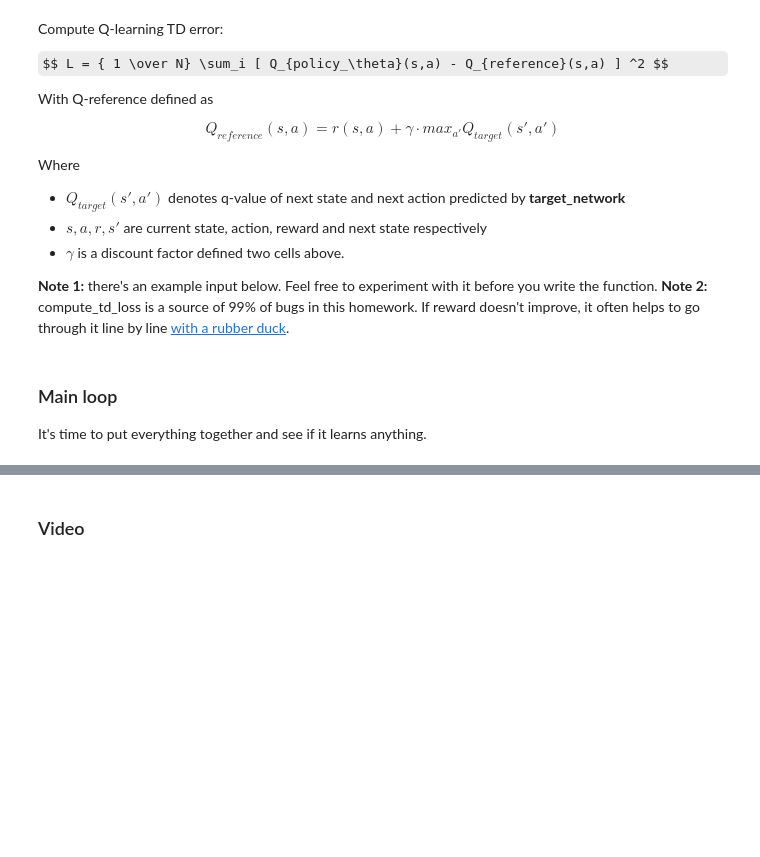
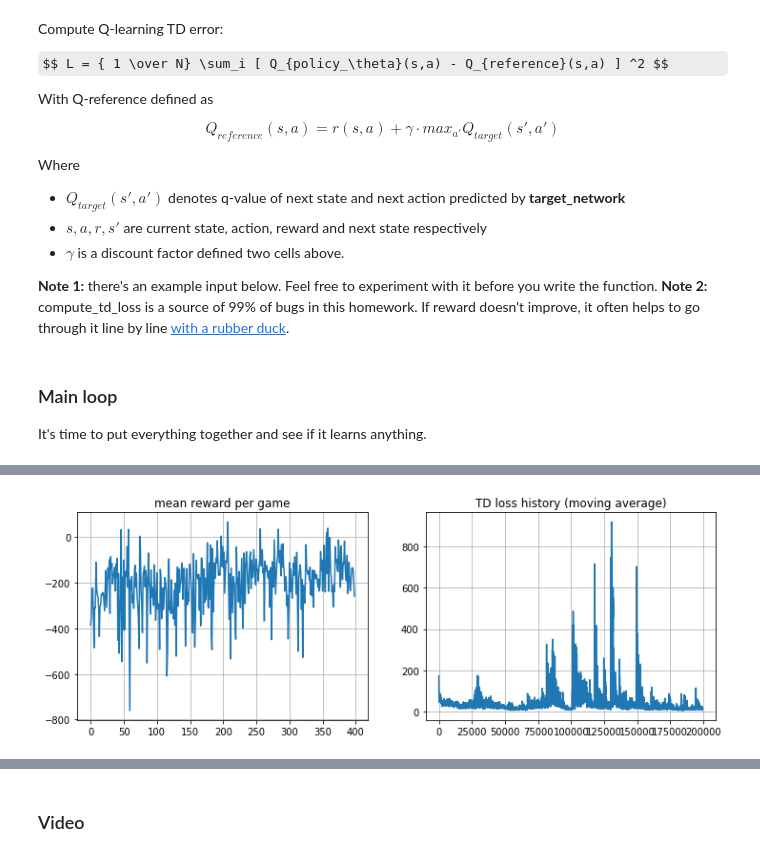
Before and after one commit to etendue/move37, a Jupyter notebook: dqn_box2d.ipynb, the cells around one changed output, grey strips where cells are left out. Drawn from its saved outputs; the diff is of its cells as text; code cells hidden in the pictures; some formulas as TeX source; blank space fills up the shorter version.

Commit message:
train dqn

```diff
--- a/dqn_box2d.ipynb
+++ b/dqn_box2d.ipynb
@@ -185,11 +146,6 @@ Where
 
 __Note 1:__ there's an example input below. Feel free to experiment with it before you write the function.
 __Note 2:__ compute_td_loss is a source of 99% of bugs in this homework. If reward doesn't improve, it often helps to go through it line by line [with a rubber duck](https://rubberduckdebugging.com/).
-# %%
-transitions = exp_replay.sample(100)
-# Transpose the batch (see http://stackoverflow.com/a/19343/3343043 for
-# detailed explanation).
-batch = Transition(*zip(*transitions))
 # %%
 def td_loss(target_net,policy_net,states,actions,rewards,next_states,is_dones,GAMMA = 0.99):
     s_ = torch.as_tensor(states)
@@ -231,6 +179,6 @@ import matplotlib.pyplot as plt
 
 mean_rw_history = []
 td_loss_history = []
+td_loss_m_history = []
+BATCH_SIZE=64
+TIME_STEPS=10**5*2
-# %%
-BATCH_SIZE=100
-TIME_STEPS=5*10**5
@@ -238,6 +189,4 @@ TIME_STEPS=5*10**5
 policy_net = MLModel(state_dim,n_actions).to(device)
 target_net = MLModel(state_dim,n_actions).to(device)
 target_net.load_state_dict(policy_net.state_dict())
-agent.model = policy_net
-opt = torch.optim.Adam(policy_net.parameters())
-exp_replay = ReplayMemory(10**5)
+agent = DQNAgent(state_dim, n_actions,policy_net, epsilon=0.5)
@@ -243,0 +197,78 @@ exp_replay = ReplayMemory(10**5)
+# %%
+optimizer = torch.optim.Adam(policy_net.parameters())
+exp_replay = ReplayMemory(10**4)
+# for training
+env = gym.make("LunarLander-v2")
+# for evaluation
+eval_env = gym.make("LunarLander-v2")
+s = env.reset()
+for i in trange(TIME_STEPS):
+
+    # play
+    q_values = agent.get_qvalues(s)
+    a = agent.sample_action(q_values)
+    s_next,r,done, _ = env.step(a)
+
+    exp_replay.push(s,a,r,s_next,done)
+
+    s = s_next
+
+    if done:
+        s = env.reset()
+
+    if len(exp_replay) < BATCH_SIZE:
+        continue
+
+    # train
+    # < sample data from experience replay>
+    transitions = exp_replay.sample(BATCH_SIZE)
+    # Transpose the batch (see http://stackoverflow.com/a/19343/3343043 for
+    # detailed explanation).
+    batch = Transition(*zip(*transitions))
+
+
+    # loss = < compute TD loss >
+    nd_states= np.array(batch.state,dtype=np.float32)
+    nd_actions= np.array(batch.action,dtype=np.int64)
+    nd_rewards = np.array(batch.reward,dtype=np.float32)
+    nd_next_states = np.array(batch.next_state,dtype=np.float32)
+    nd_is_dones = np.array(batch.done).astype(np.float32)
+
+    loss = td_loss(target_net,policy_net,nd_states,nd_actions,nd_rewards,nd_next_states,nd_is_dones)
+
+    #< minimize loss by gradient descent >
+    optimizer.zero_grad()
+    loss.backward()
+    optimizer.step()
+
+    td_loss_history.append(loss.data.numpy())
+
+    count = min(len(td_loss_history),100)
+    td_loss_m_history.append(np.mean(td_loss_history[-count:]))
+
+    # adjust agent parameters
+    if i % 500 == 0:
+        agent.epsilon = max(agent.epsilon * 0.99, 0.01)
+
+        mean_rw_history.append(evaluate(eval_env, agent, n_games=3))
+
+        #Load agent weights into target_network
+        target_net.load_state_dict(policy_net.state_dict())
+
+
+    #if i % 100 == 0:
+
+        clear_output(True)
+        print("buffer size = %i, epsilon = %.5f" % (len(exp_replay), agent.epsilon))
+        plt.figure(figsize=[12, 4])
+        plt.subplot(1,2,1)
+        plt.title("mean reward per game")
+        plt.plot(mean_rw_history)
+        plt.grid()
+
+        plt.subplot(1,2,2)
+        plt.title("TD loss history (moving average)")
+        plt.plot(td_loss_m_history)
+        plt.grid()
+        plt.show()
+# %% [output]
@@ -243,0 +276 @@ exp_replay = ReplayMemory(10**5)
+[figure, added]
```
Also changed, not shown: parts of 21 cells of this notebook, 1 other file.
